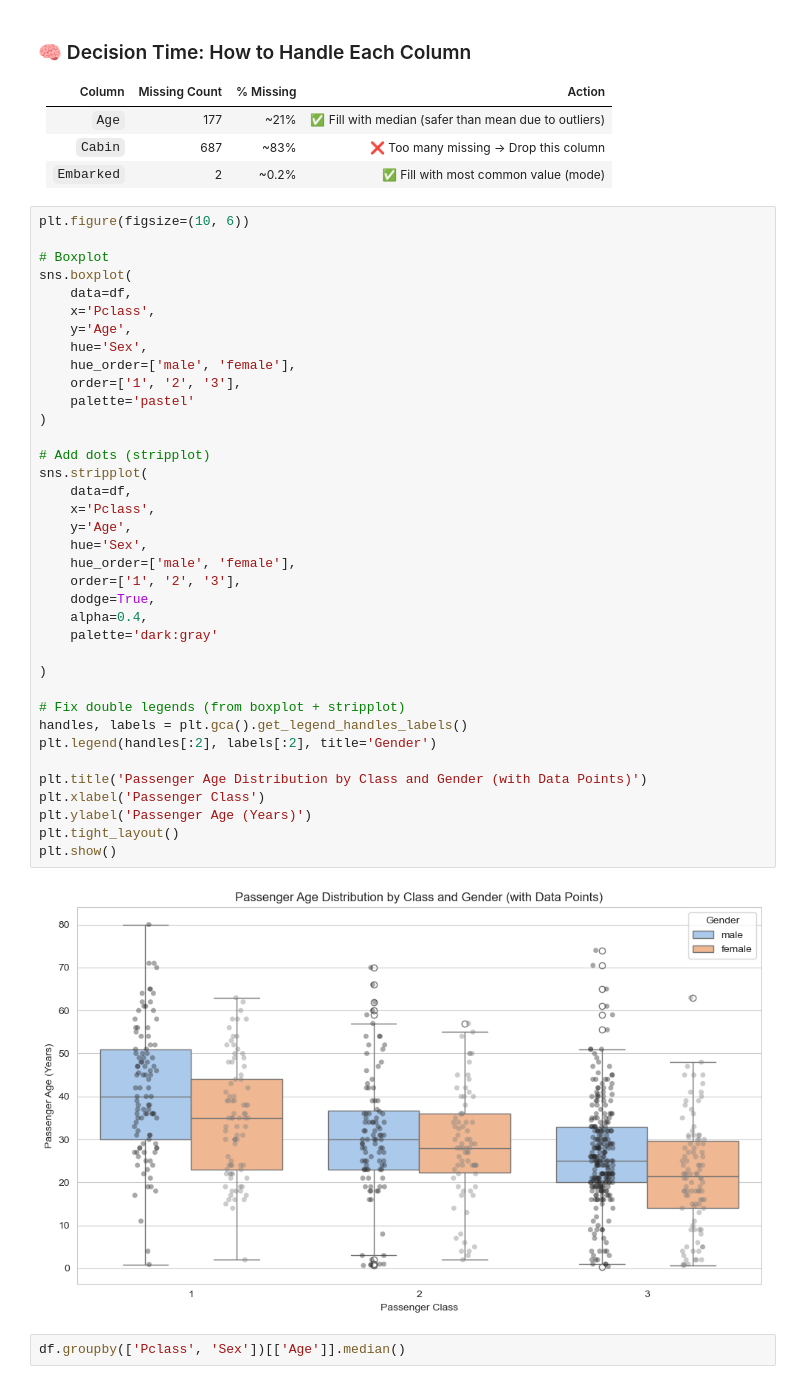
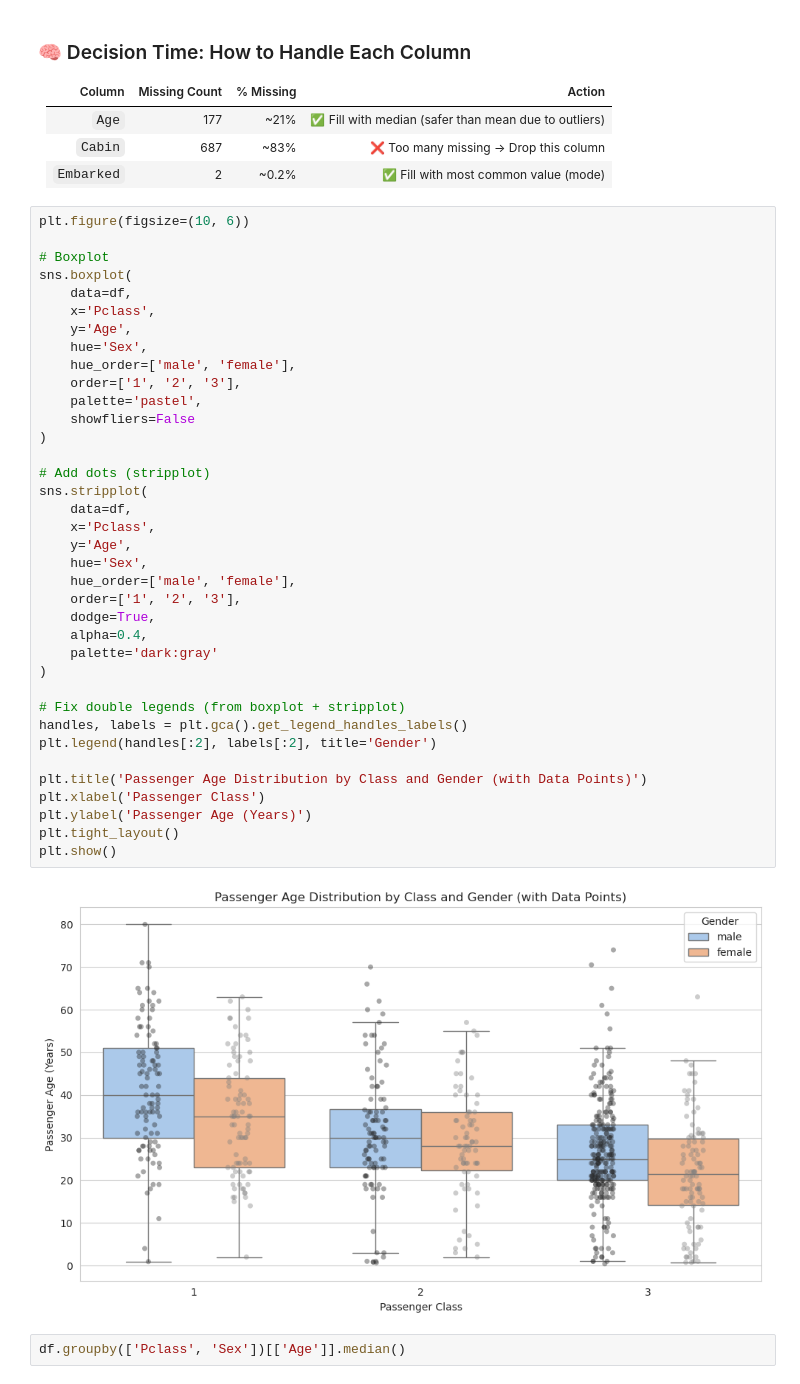
Before and after one commit to faisal-askani/Titanic_Data_Analysis, a Jupyter notebook: eda.ipynb, the cells around one changed output. Drawn from its saved outputs; the diff is of its cells as text.

```diff
--- a/eda.ipynb
+++ b/eda.ipynb
@@ -93,36 +93,36 @@ sns.boxplot(
     x='Pclass',
     y='Age',
     hue='Sex',
     hue_order=['male', 'female'],
     order=['1', '2', '3'],
-    palette='pastel'
+    palette='pastel',
+    showfliers=False
 )
 
 # Add dots (stripplot)
 sns.stripplot(
     data=df,
     x='Pclass',
     y='Age',
     hue='Sex',
     hue_order=['male', 'female'],
     order=['1', '2', '3'],
     dodge=True,
     alpha=0.4,
     palette='dark:gray'
-
 )
 
 # Fix double legends (from boxplot + stripplot)
 handles, labels = plt.gca().get_legend_handles_labels()
 plt.legend(handles[:2], labels[:2], title='Gender')
 
 plt.title('Passenger Age Distribution by Class and Gender (with Data Points)')
 plt.xlabel('Passenger Class')
 plt.ylabel('Passenger Age (Years)')
 plt.tight_layout()
 plt.show()
 # %% [output]
-[figure, old version]
+[figure, new version]
 # %%
 df.groupby(['Pclass', 'Sex'])[['Age']].median()
 # %% [output]
```
Also changed, not shown: parts of 17 cells of this notebook, 1 other file.
